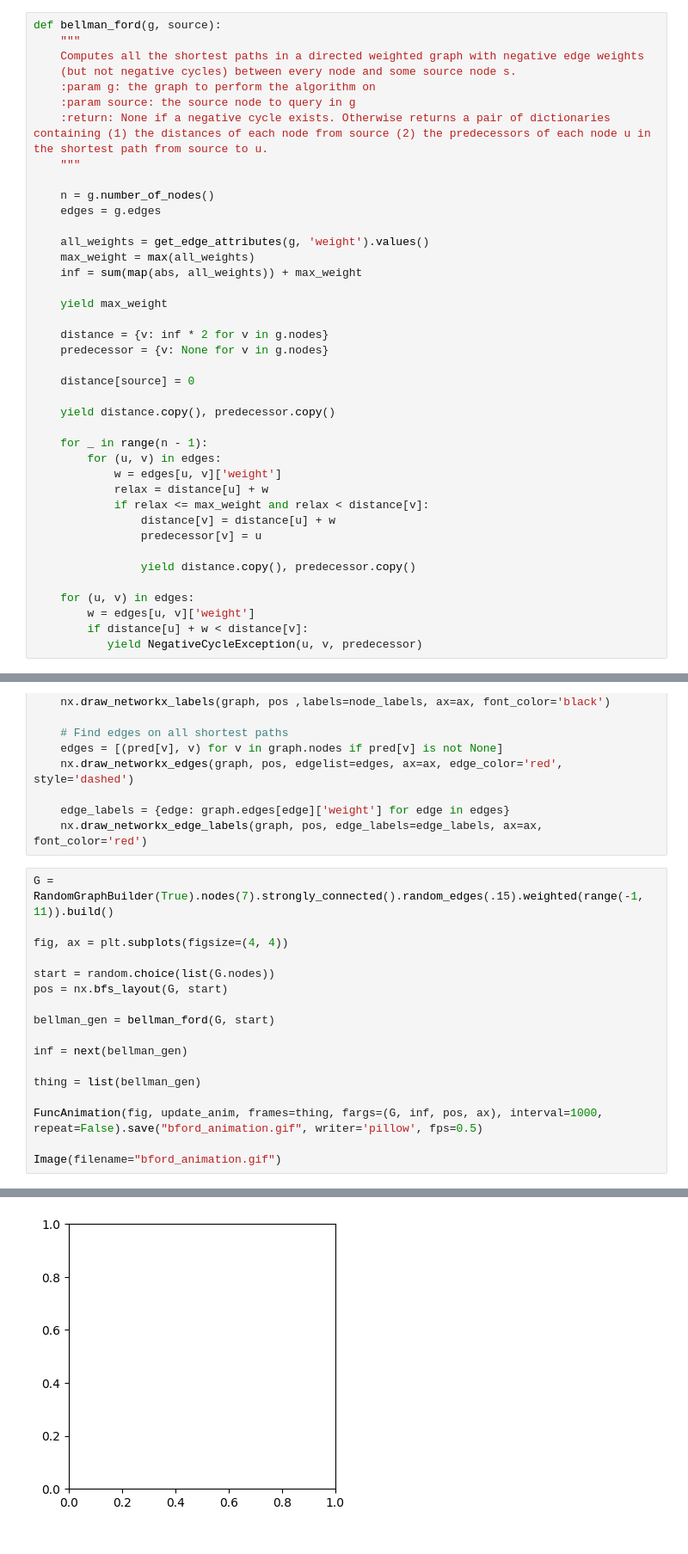
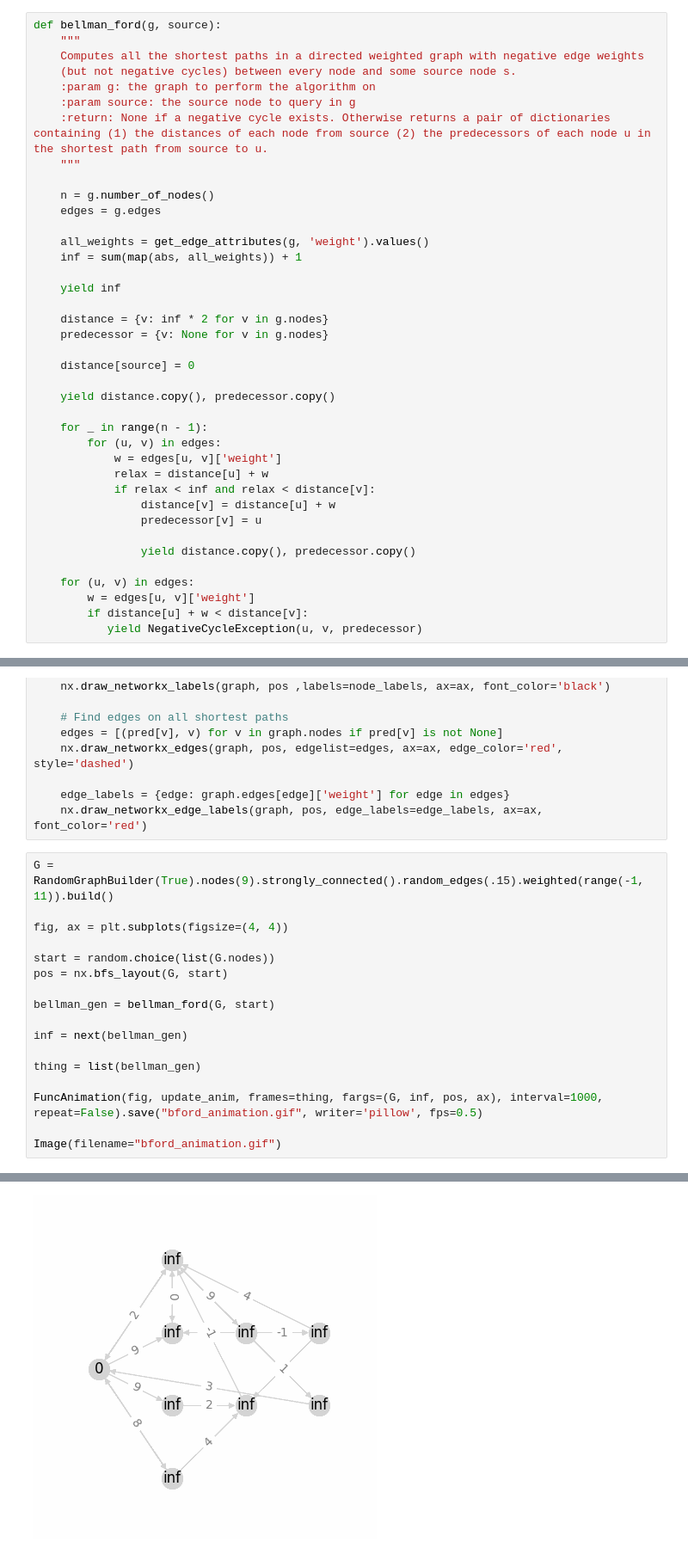
Before and after one commit to MidnightHermes/CS5110-Final-Project, a Jupyter notebook: src/algorithms/bellman.ipynb, the cells around one changed output, grey strips where cells are left out. Shown at 86% size. Cells and saved outputs as stored; diff of their text form.

```diff
--- a/src/algorithms/bellman.ipynb
+++ b/src/algorithms/bellman.ipynb
@@ -22,10 +22,9 @@ def bellman_ford(g, source):
     edges = g.edges
 
     all_weights = get_edge_attributes(g, 'weight').values()
-    max_weight = max(all_weights)
-    inf = sum(map(abs, all_weights)) + max_weight
+    inf = sum(map(abs, all_weights)) + 1
 
-    yield max_weight
+    yield inf
 
     distance = {v: inf * 2 for v in g.nodes}
     predecessor = {v: None for v in g.nodes}
@@ -38,7 +37,7 @@ def bellman_ford(g, source):
         for (u, v) in edges:
             w = edges[u, v]['weight']
             relax = distance[u] + w
-            if relax <= max_weight and relax < distance[v]:
+            if relax < inf and relax < distance[v]:
                 distance[v] = distance[u] + w
                 predecessor[v] = u
 
@@ -75,7 +74,7 @@ def update_anim(frame, graph, inf, pos, ax):
     edge_labels = {edge: graph.edges[edge]['weight'] for edge in edges}
     nx.draw_networkx_edge_labels(graph, pos, edge_labels=edge_labels, ax=ax, font_color='red')
 # %%
-G = RandomGraphBuilder(True).nodes(7).strongly_connected().random_edges(.15).weighted(range(-1, 11)).build()
+G = RandomGraphBuilder(True).nodes(9).strongly_connected().random_edges(.15).weighted(range(-1, 11)).build()
 
 fig, ax = plt.subplots(figsize=(4, 4))
 
@@ -96 +94 @@ KeyError: None
-[figure, old version]
+[figure, new version]
```
Also changed, not shown: parts of 1 cell of this notebook, 1 other file.
